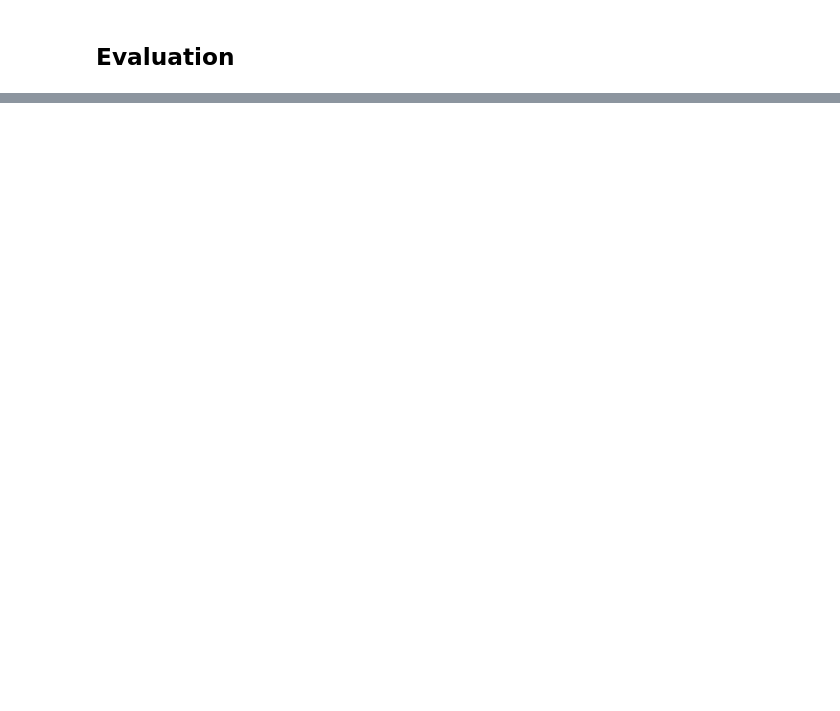
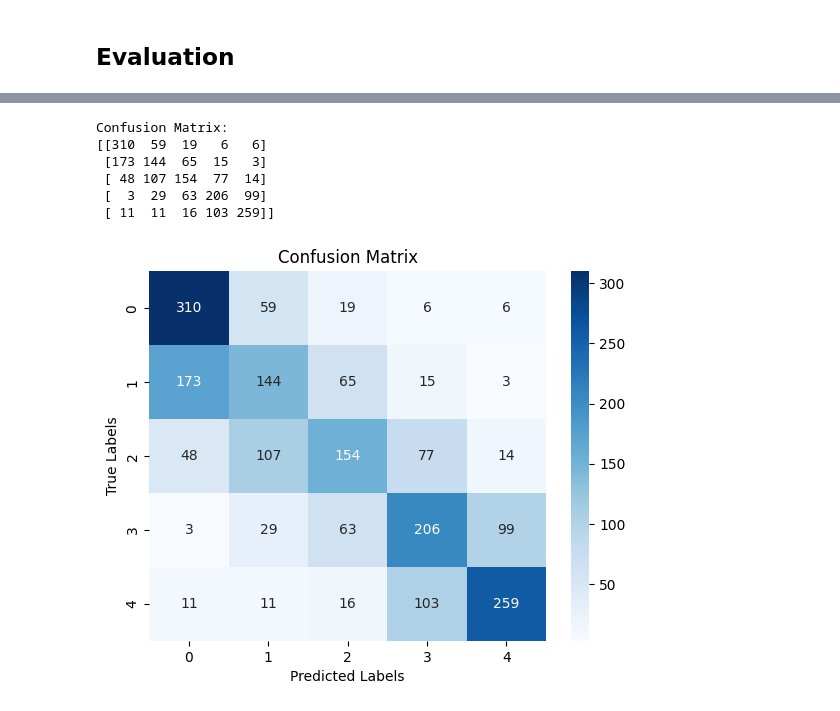
Before and after one commit to teostereciu/nn-tripadvisor, a Jupyter notebook: to-git-trip-advisor-star-rating-prediction.ipynb, the cells around one changed output, grey strips where cells are left out. Saved outputs shown, nothing was run; the diff lists cells and outputs as text; code cells hidden in the pictures; blank space fills up the shorter version.

```diff
--- a/to-git-trip-advisor-star-rating-prediction.ipynb
+++ b/to-git-trip-advisor-star-rating-prediction.ipynb
@@ -357,0 +424,27 @@ print(accuracy_score(y_test, pred_classes))
+# %%
+from sklearn.metrics import confusion_matrix
+
+# Compute the confusion matrix
+cm = confusion_matrix(y_test, pred_classes)
+
+print("Confusion Matrix:")
+print(cm)
+
+# Plotting the confusion matrix as a heatmap
+sns.heatmap(cm, annot=True, fmt="d", cmap="Blues")
+
+# Set labels and title
+plt.xlabel('Predicted Labels')
+plt.ylabel('True Labels')
+plt.title('Confusion Matrix')
+
+# Show the plot
+plt.show()
+# %% [output]
+Confusion Matrix:
+[[310  59  19   6   6]
+ [173 144  65  15   3]
+ [ 48 107 154  77  14]
+ [  3  29  63 206  99]
+ [ 11  11  16 103 259]]
+[figure, added]
```
Also changed, not shown: parts of 14 cells of this notebook.
